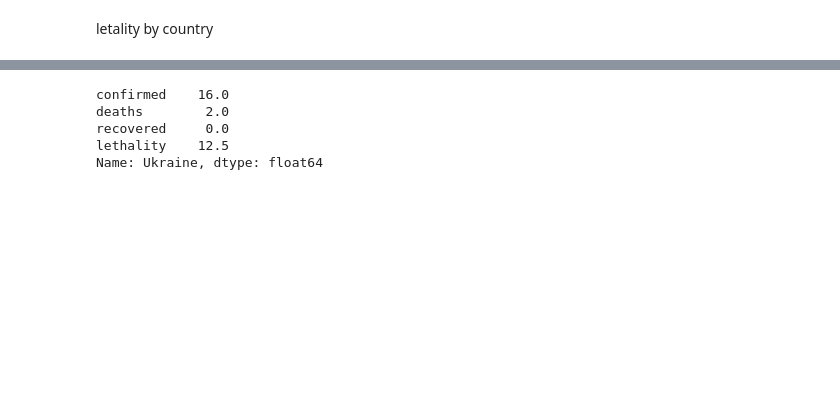
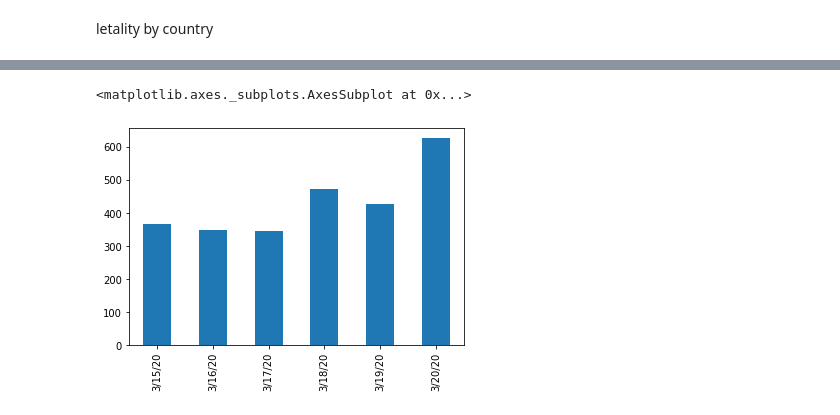
Before and after one commit to kaiocesar/data-science-health, a Jupyter notebook: Data-Science-Health.ipynb, the cells around one changed output, grey strips where cells are left out. Drawn from its saved outputs; the diff is of its cells as text; code cells hidden in the pictures; blank space fills up the shorter version.

```diff
--- a/Data-Science-Health.ipynb
+++ b/Data-Science-Health.ipynb
@@ -125,8 +126,7 @@ plt.show()
-# %%
-total_cases.loc['Ukraine']
-# %% [output]
-confirmed    16.0
-deaths        2.0
-recovered     0.0
-lethality    12.5
-Name: Ukraine, dtype: float64
+# %%
+deaths_by_country = deaths_cases.groupby('Country/Region').sum()
+# %%
+deaths_by_country.loc['Italy'][-7:].diff().dropna().plot(kind='bar')
+# %% [output]
+<matplotlib.axes._subplots.AxesSubplot at 0x...>
+[figure, added]
```
Also changed, not shown: parts of 16 cells of this notebook.
